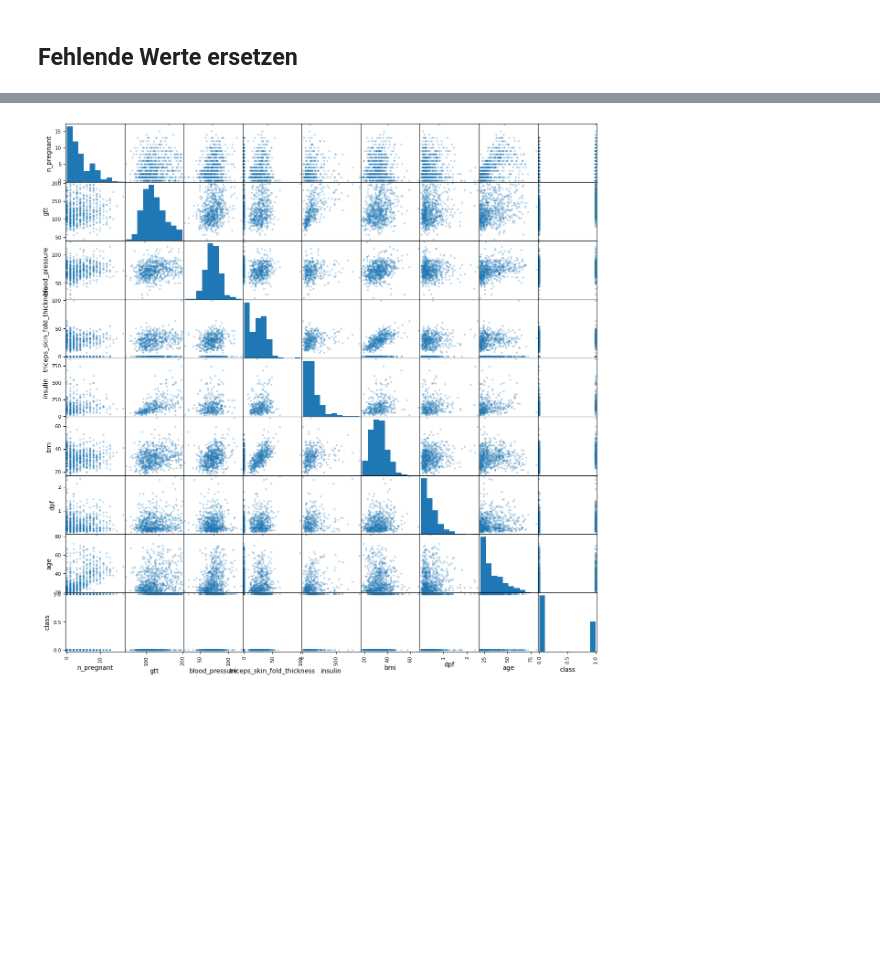
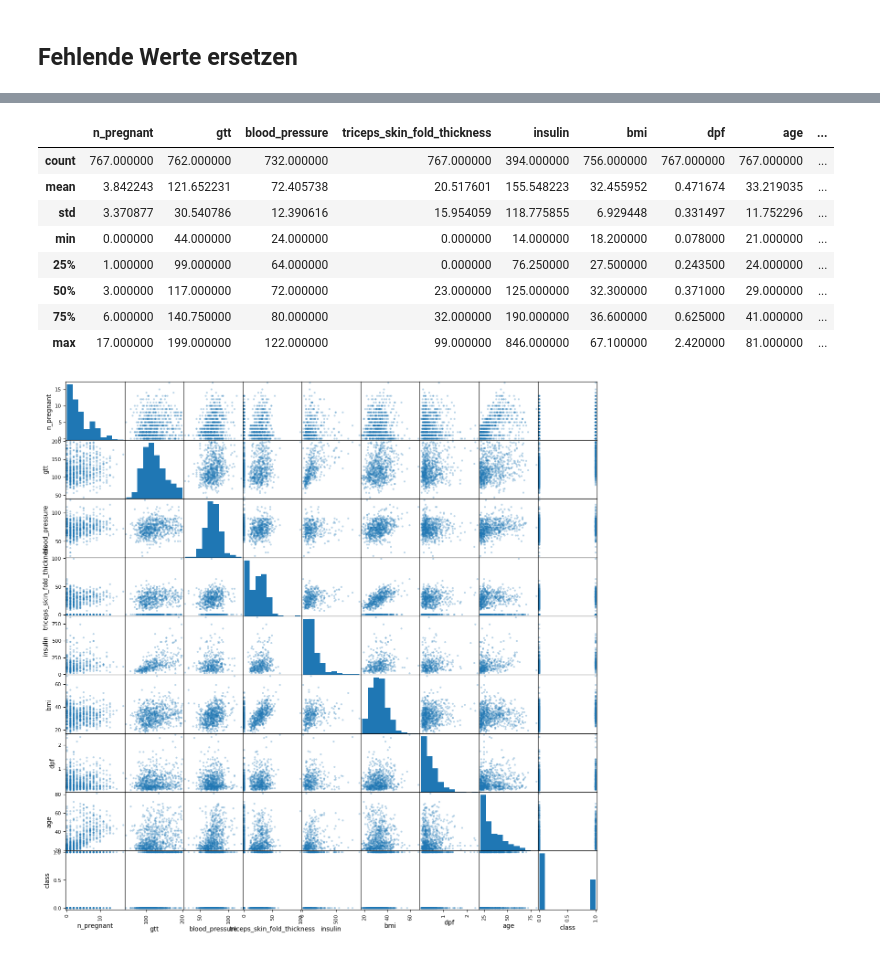
Before and after one commit to staldenhoefler/DataWranglingFHNW, a Jupyter notebook: pythonProject/MC_Diabetes/MC Diabetes.ipynb, the cells around one changed output, grey strips where cells are left out. Drawn from its saved outputs; the diff is of its cells as text; code cells hidden in the pictures; blank space fills up the shorter version.

```diff
--- a/pythonProject/MC_Diabetes/MC Diabetes.ipynb
+++ b/pythonProject/MC_Diabetes/MC Diabetes.ipynb
@@ -70,8 +62,8 @@ Hier sind einige Ausreisser zu sehen. Beispielsweise eine 22-Jährige die acht m
 # %% [markdown]
 ## Fehlende Werte ersetzen
 # %%
-dataset['gtt'].replace(0, np.nan)
-dataset['blood_pressure'].replace(0, np.nan)
-dataset['insulin'].replace(0, np.nan)
-dataset['bmi'].replace(0, np.nan)
+dataset['gtt'].replace(0, np.nan, inplace=True)
+dataset['blood_pressure'].replace(0, np.nan, inplace=True)
+dataset['insulin'].replace(0, np.nan, inplace=True)
+dataset['bmi'].replace(0, np.nan, inplace=True)
 # %% [output]
@@ -90,3 +87,15 @@ Name: bmi, Length: 767, dtype: float64
+# %%
+dataset.describe()
+# %% [output]
+|  | n_pregnant | gtt | blood_pressure | triceps_skin_fold_thickness | insulin | bmi | dpf | age | ... |
+| count | 767.000000 | 762.000000 | 732.000000 | 767.000000 | 394.000000 | 756.000000 | 767.000000 | 767.000000 | ... |
+| mean | 3.842243 | 121.652231 | 72.405738 | 20.517601 | 155.548223 | 32.455952 | 0.471674 | 33.219035 | ... |
+| std | 3.370877 | 30.540786 | 12.390616 | 15.954059 | 118.775855 | 6.929448 | 0.331497 | 11.752296 | ... |
+| min | 0.000000 | 44.000000 | 24.000000 | 0.000000 | 14.000000 | 18.200000 | 0.078000 | 21.000000 | ... |
+| 25% | 1.000000 | 99.000000 | 64.000000 | 0.000000 | 76.250000 | 27.500000 | 0.243500 | 24.000000 | ... |
+| 50% | 3.000000 | 117.000000 | 72.000000 | 23.000000 | 125.000000 | 32.300000 | 0.371000 | 29.000000 | ... |
+| 75% | 6.000000 | 140.750000 | 80.000000 | 32.000000 | 190.000000 | 36.600000 | 0.625000 | 41.000000 | ... |
+| max | 17.000000 | 199.000000 | 122.000000 | 99.000000 | 846.000000 | 67.100000 | 2.420000 | 81.000000 | ... |
 # %%
 scatter_matrix(dataset, alpha=0.3, figsize=(15, 15), diagonal='hist')
 plt.show()
```
Also changed, not shown: parts of 3 cells of this notebook.
